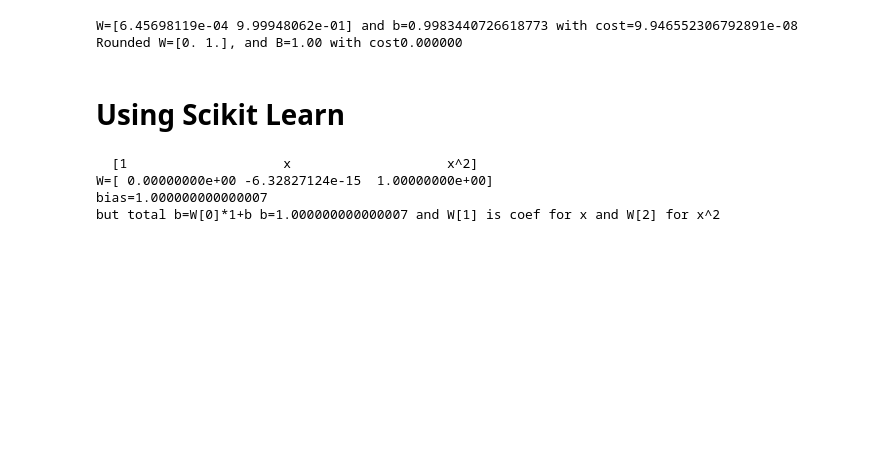
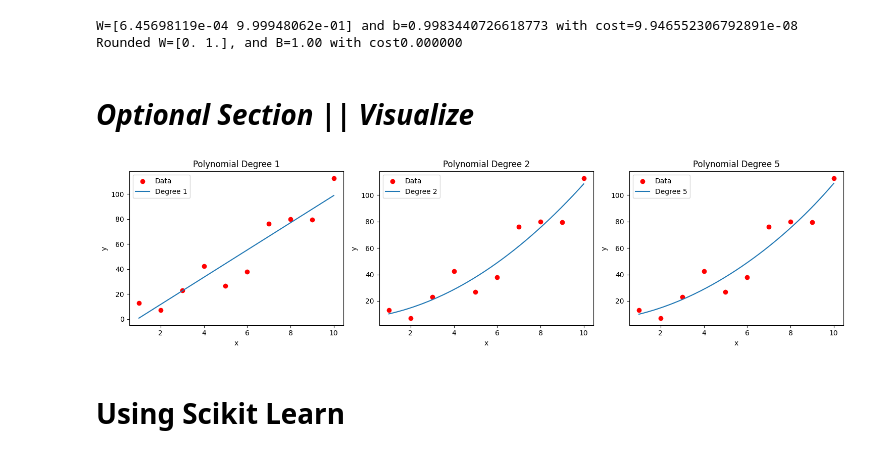
Before and after one commit to eliasakalu/ICogLabs_AI_Projects, a Jupyter notebook: Polynomial_Regression.ipynb, the cells around one changed output. Saved outputs shown, nothing was run; the diff lists cells and outputs as text; code cells hidden in the pictures; blank space fills up the shorter version.

```diff
--- a/Polynomial_Regression.ipynb
+++ b/Polynomial_Regression.ipynb
@@ -69,6 +69,70 @@ print(f"Rounded W={np.round(W_final,2)}, and B={b_final:.2f} with cost{cost(X,y,
 # %% [output]
 W=[6.45698119e-04 9.99948062e-01] and b=0.9983440726618773 with cost=9.946552306792891e-08
 Rounded W=[0. 1.], and B=1.00 with cost0.000000
+# %% [markdown]
+# ***Optional Section || Visualize***
+# %%
+#Optional Section ||  Underfitting vs Justright vs Overfitting
+# Add Gaussian noise
+np.random.seed(42)  # reproducibility
+noise = np.random.normal(loc=2, scale=4.0, size=y.shape)  # mean=2, std=4
+y = y + noise
+
+x_col = x.reshape(-1, 1)
+y_col = y.reshape(-1, 1)
+
+degrees = [1, 2, 5]
+plt.figure(figsize=(15, 4))
+
+alpha = 0.05
+iterations = 50000
+
+for i, deg in enumerate(degrees, 1):
+
+    # -------- Polynomial features (INLINE) --------
+    X = np.hstack([x_col ** d for d in range(1, deg + 1)])  # (m, n)
+    m, n = X.shape
+
+    # -------- Feature scaling (Z-score) --------
+    mu = np.mean(X, axis=0, keepdims=True)
+    sigma = np.std(X, axis=0, keepdims=True)
+    X = (X - mu) / sigma
+
+    # -------- Parameters --------
+    W = np.zeros((n, 1))
+    b = 0
+
+    # -------- Training --------
+    for _ in range(iterations):
+        y_pred = X @ W + b
+        error = y_pred - y_col
+
+        dW = (1/m) * (X.T @ error)
+        db = (1/m) * np.sum(error)
+
+        W -= alpha * dW
+        b -= alpha * db
+
+    # -------- Inference (use same scaling) --------
+    x_range = np.linspace(x.min(), x.max(), 200).reshape(-1, 1)
+    X_range = np.hstack([x_range ** d for d in range(1, deg + 1)])
+    X_range = (X_range - mu) / sigma
+
+    y_range_pred = X_range @ W + b
+
+    # -------- Plot --------
+    plt.subplot(1, 3, i)
+    plt.scatter(x, y, color='red', label='Data')
+    plt.plot(x_range, y_range_pred, label=f'Degree {deg}')
+    plt.title(f'Polynomial Degree {deg}')
+    plt.xlabel('x')
+    plt.ylabel('y')
+    plt.legend()
+
+plt.tight_layout()
+plt.show()
+# %% [output]
+[figure, added]
 # %% [markdown]
 # **Using Scikit Learn**
 # %%
@@ -105,8 +169,3 @@ print(f"{" "*2}[1{" "*20}x{" "*20}x^2]")
 print(f"W={W}")
 print(f"bias={b}")
 print(f"but total b=W[0]*1+b b={W[0]*1+b} and W[1] is coef for x and W[2] for x^2")
-# %% [output]
-  [1                    x                    x^2]
-W=[ 0.00000000e+00 -6.32827124e-15  1.00000000e+00]
-bias=1.000000000000007
-but total b=W[0]*1+b b=1.000000000000007 and W[1] is coef for x and W[2] for x^2
```
